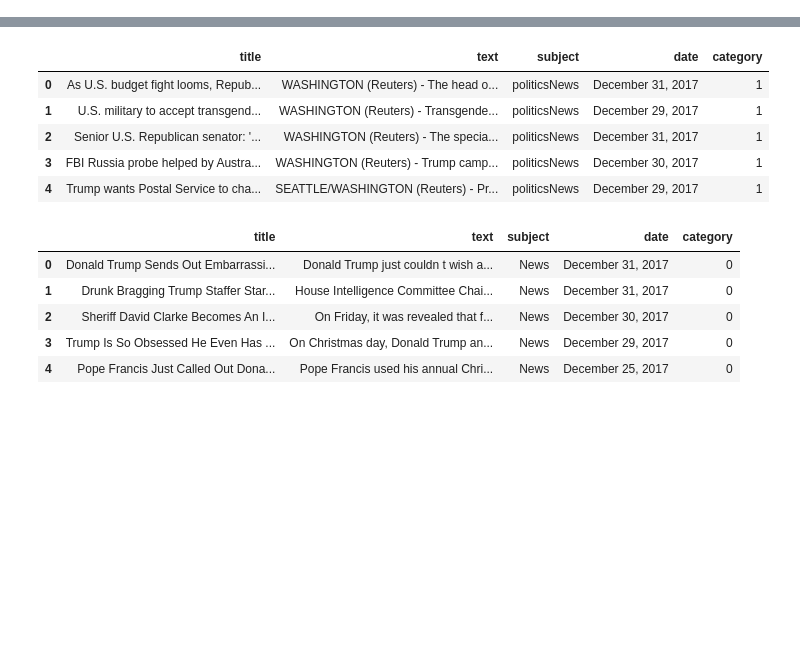
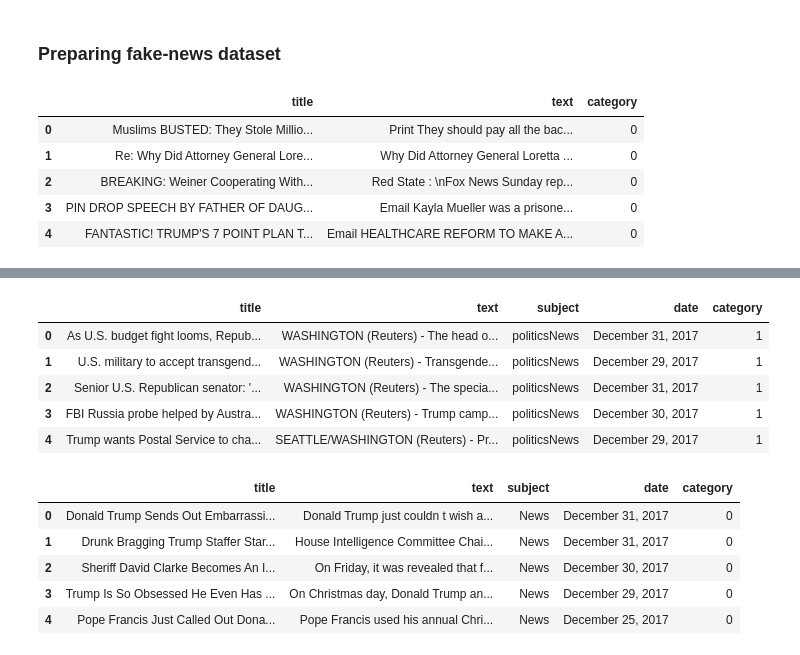
Before and after one commit to linksaiyajin/ML-Project, a Jupyter notebook: fake-news-classification.ipynb, the cells around one changed output, grey strips where cells are left out. Saved outputs shown, nothing was run; the diff lists cells and outputs as text; code cells hidden in the pictures; blank space fills up the shorter version.

Commit message:
Kaggle Notebook | Fake News Classification | Version 4

```diff
--- a/fake-news-classification.ipynb
+++ b/fake-news-classification.ipynb
@@ -24,3 +23,22 @@ import datetime
 # %%
 true = pd.read_csv("../input/fake-and-real-news-dataset/True.csv")
 false = pd.read_csv("../input/fake-and-real-news-dataset/Fake.csv")
+# %% [markdown]
+### Preparing fake-news dataset
+# %%
+fake1 = pd.read_csv("../input/fake-news/fake.csv")
+# removing all unnecessary columns
+fake1 = fake1[['title', 'text', 'language']]
+# removing non-english articles
+fake1 = fake1[fake1['language'] == 'english']
+del fake1['language']
+fake1['category'] = 0
+
+fake1.head()
+# %% [output]
+|  | title | text | category |
+| 0 | Muslims BUSTED: They Stole Millio... | Print They should pay all the bac... | 0 |
+| 1 | Re: Why Did Attorney General Lore... | Why Did Attorney General Loretta ... | 0 |
+| 2 | BREAKING: Weiner Cooperating With... | Red State : \nFox News Sunday rep... | 0 |
+| 3 | PIN DROP SPEECH BY FATHER OF DAUG... | Email Kayla Mueller was a prisone... | 0 |
+| 4 | FANTASTIC! TRUMP'S 7 POINT PLAN T... | Email HEALTHCARE REFORM TO MAKE A... | 0 |
```
Also changed, not shown: parts of 11 cells of this notebook.
